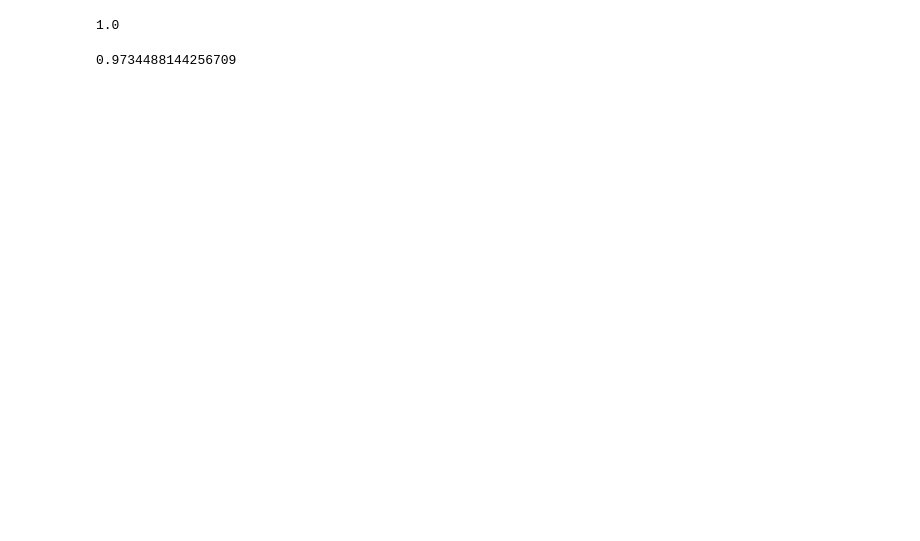
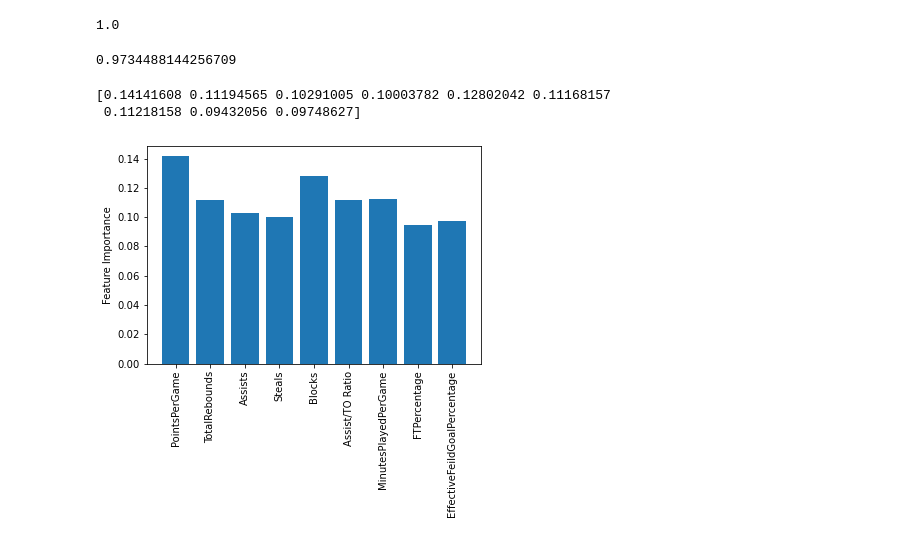
Before and after one commit to WWatkins142/project-4-team-pikachu, a Jupyter notebook: NBA_DRAFT_Classifier.ipynb, the cells around one changed output. Drawn from its saved outputs; the diff is of its cells as text; code cells hidden in the pictures; blank space fills up the shorter version.

```diff
--- a/NBA_DRAFT_Classifier.ipynb
+++ b/NBA_DRAFT_Classifier.ipynb
@@ -91,6 +95,19 @@ print(score1)
 print(score2)
 # %% [output]
 0.9734488144256709
+# %%
+features = rcf.feature_importances_
+#xlabels = ["PointsPerGame", "TotalRebounds", "Assists", "Steals", "Blocks", "Assist/TO Ratio", "MinutesPlayedPerGame","FTPercentage", "EffectiveFeildGoalPercentage"]
+print(features)
+plt.bar(x=range(len(features)), height=features)
+plt.xticks(np.arange(9), ["PointsPerGame", "TotalRebounds", "Assists", "Steals", "Blocks", "Assist/TO Ratio", "MinutesPlayedPerGame","FTPercentage", "EffectiveFeildGoalPercentage"], rotation=90)
+
+plt.ylabel("Feature Importance")
+plt.show()
+# %% [output]
+[0.14141608 0.11194565 0.10291005 0.10003782 0.12802042 0.11168157
+ 0.11218158 0.09432056 0.09748627]
+[figure, added]
 # %%
 fresh = df.loc[df['yr']=="Fr"]
 soph = df.loc[df['yr']=="So"]
```
Also changed, not shown: parts of 18 cells of this notebook.
